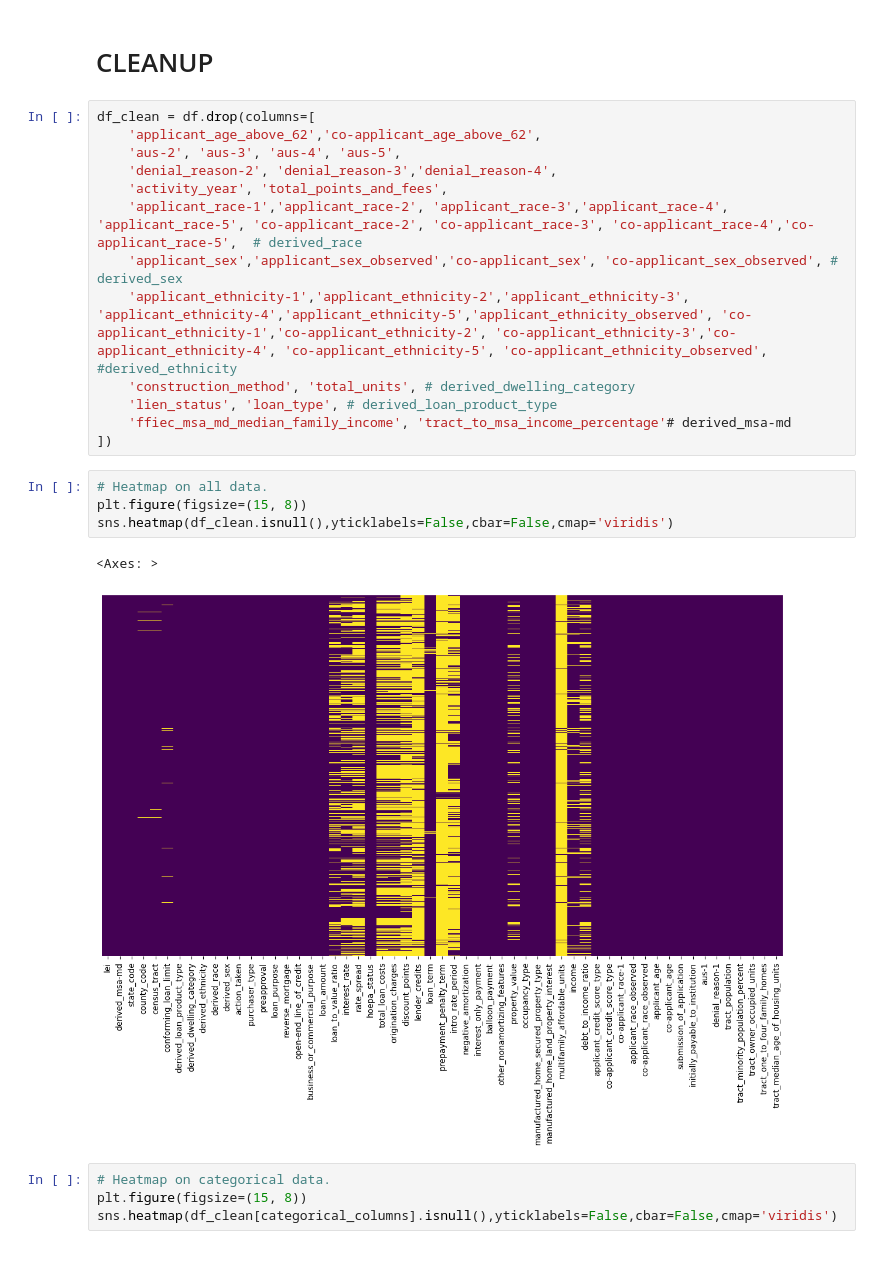
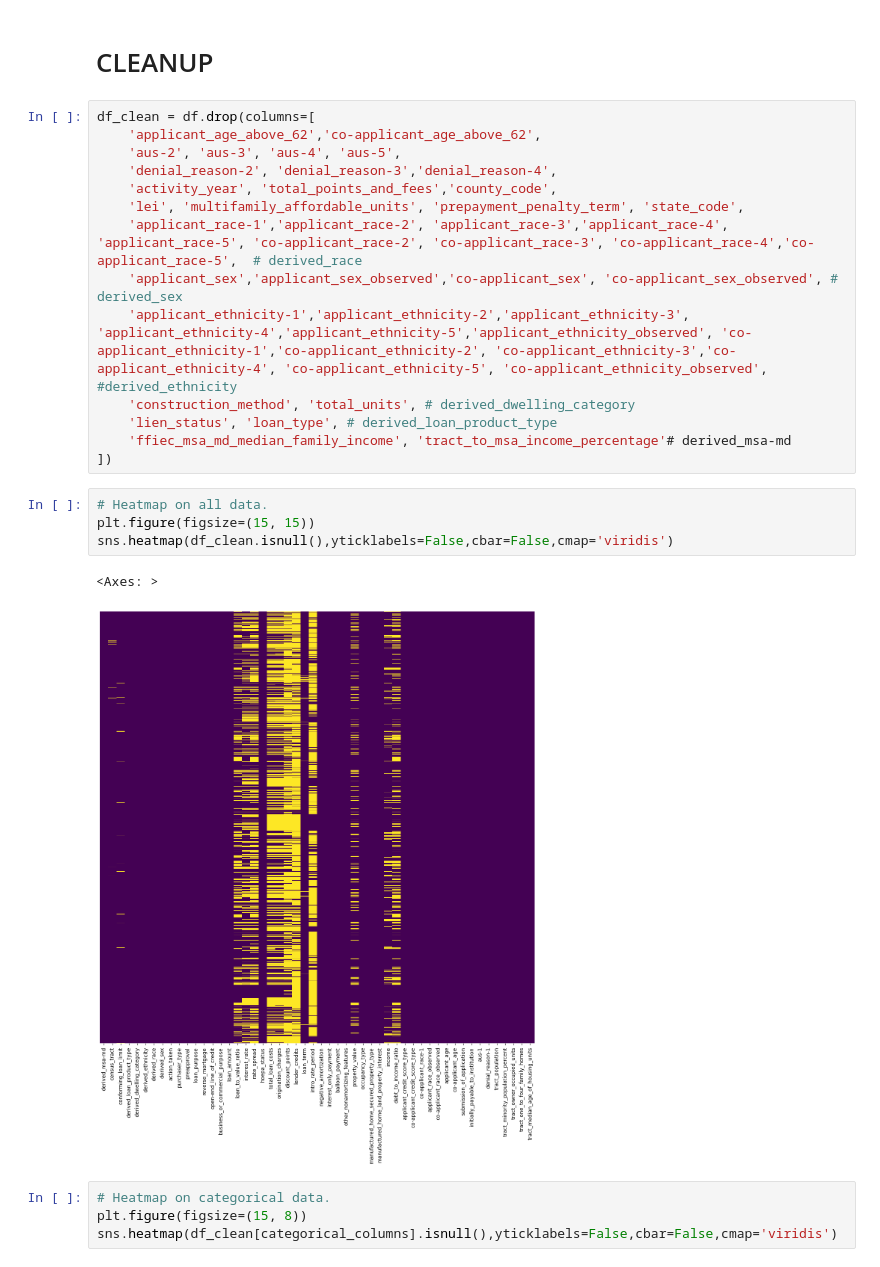
Before and after one commit to HITOfficial/data-mining, a Jupyter notebook: mortgage-loans-project/mortgage-loans-ny.ipynb, the cells around one changed output. Saved outputs shown, nothing was run; the diff lists cells and outputs as text.

Commit message:
feat: removed county_code column

```diff
--- a/mortgage-loans-project/mortgage-loans-ny.ipynb
+++ b/mortgage-loans-project/mortgage-loans-ny.ipynb
@@ -78,7 +78,8 @@ df_clean = df.drop(columns=[
     'applicant_age_above_62','co-applicant_age_above_62',
     'aus-2', 'aus-3', 'aus-4', 'aus-5',
     'denial_reason-2', 'denial_reason-3','denial_reason-4',
-    'activity_year', 'total_points_and_fees',
+    'activity_year', 'total_points_and_fees','county_code',
+    'lei', 'multifamily_affordable_units', 'prepayment_penalty_term', 'state_code',
     'applicant_race-1','applicant_race-2', 'applicant_race-3','applicant_race-4', 'applicant_race-5', 'co-applicant_race-2', 'co-applicant_race-3', 'co-applicant_race-4','co-applicant_race-5',  # derived_race
     'applicant_sex','applicant_sex_observed','co-applicant_sex', 'co-applicant_sex_observed', # derived_sex
     'applicant_ethnicity-1','applicant_ethnicity-2','applicant_ethnicity-3', 'applicant_ethnicity-4','applicant_ethnicity-5','applicant_ethnicity_observed', 'co-applicant_ethnicity-1','co-applicant_ethnicity-2', 'co-applicant_ethnicity-3','co-applicant_ethnicity-4', 'co-applicant_ethnicity-5', 'co-applicant_ethnicity_observed', #derived_ethnicity
@@ -88,11 +89,11 @@ df_clean = df.drop(columns=[
 ])
 # %%
 # Heatmap on all data.
-plt.figure(figsize=(15, 8))
+plt.figure(figsize=(15, 15))
 sns.heatmap(df_clean.isnull(),yticklabels=False,cbar=False,cmap='viridis')
 # %% [output]
 <Axes: >
-[figure, old version]
+[figure, new version]
 # %%
 # Heatmap on categorical data.
 plt.figure(figsize=(15, 8))
```
Also changed, not shown: parts of 10 cells of this notebook.
